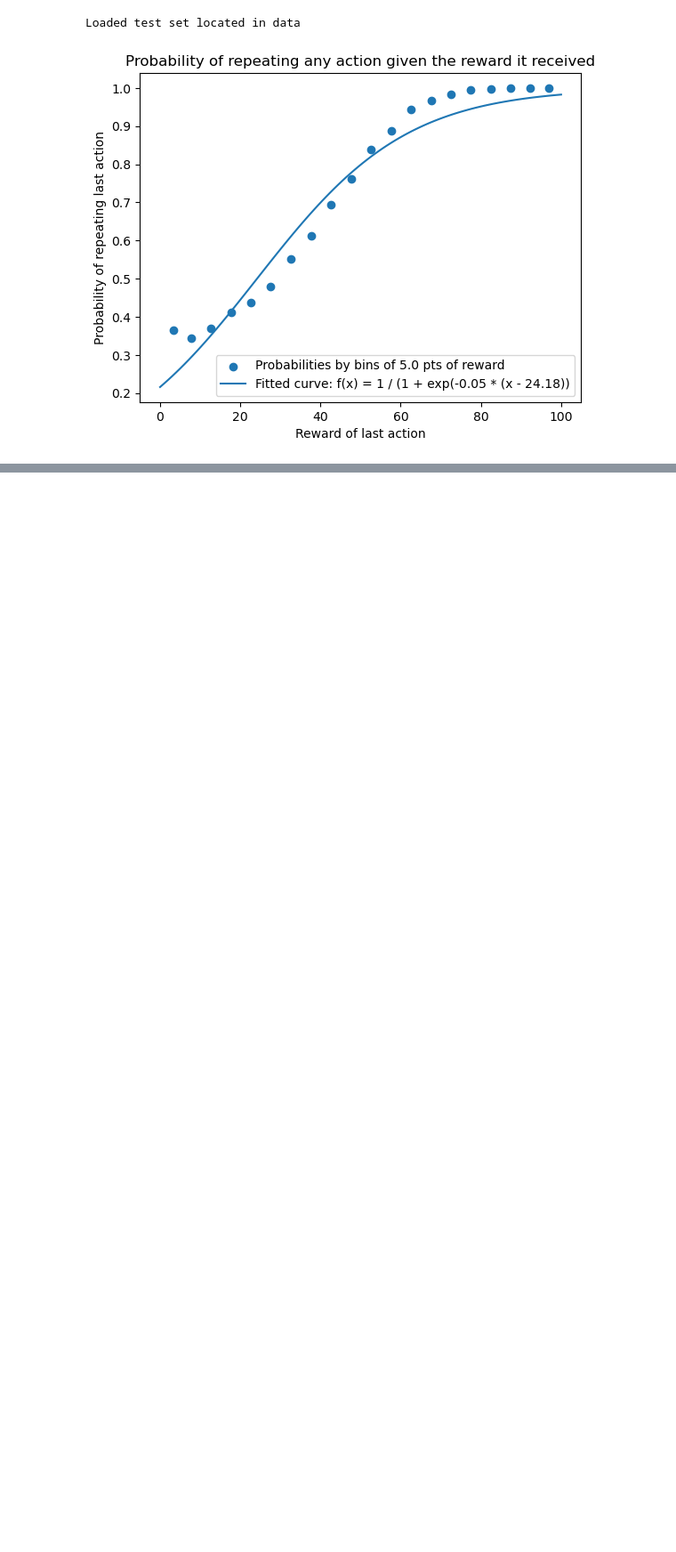
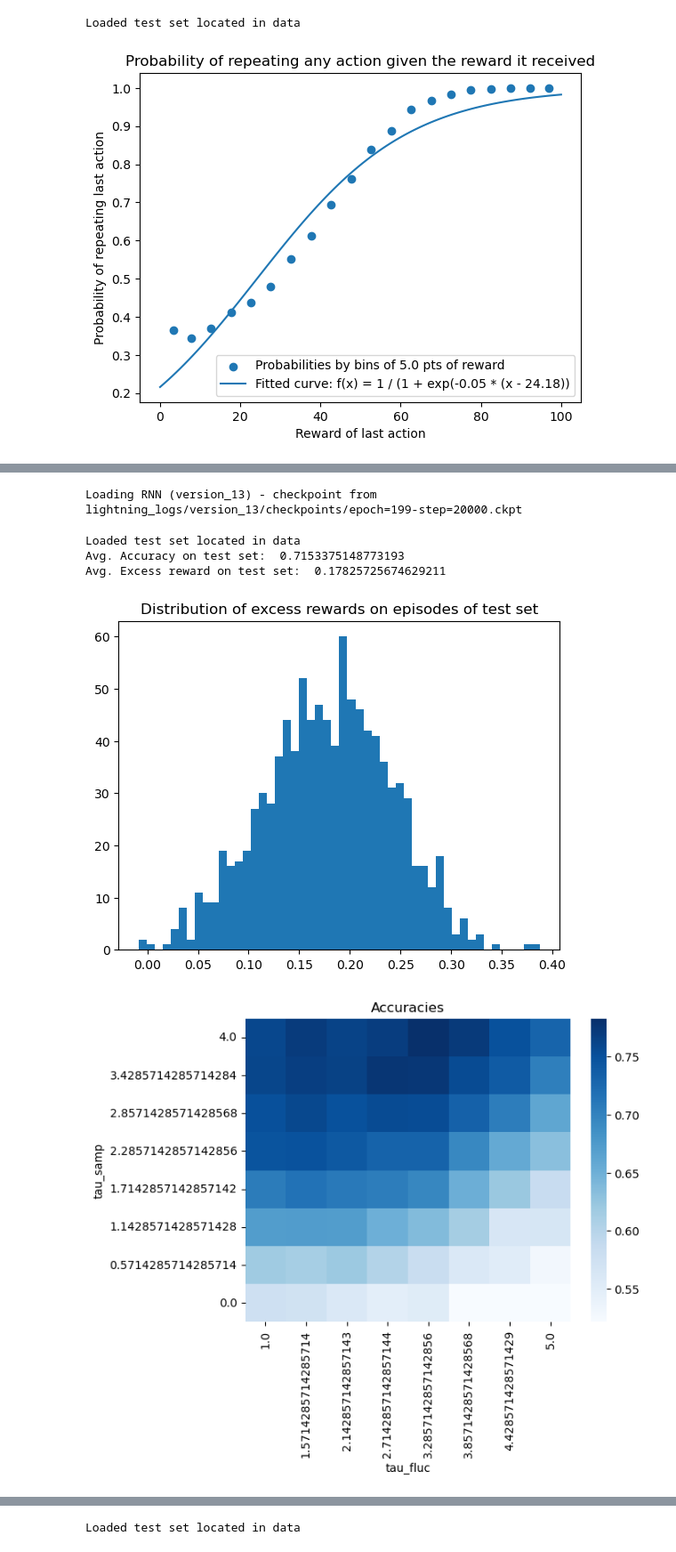
Before and after one commit to atrudel/social_bandit, a Jupyter notebook: visualization.ipynb, the cells around one changed output, grey strips where cells are left out. Shown: that part at 89% size. Saved outputs shown, nothing was run; the diff lists cells and outputs as text; code cells hidden in the pictures; blank space fills up the shorter version.

```diff
--- a/visualization.ipynb
+++ b/visualization.ipynb
@@ -42,0 +45,12 @@ Loaded test set located in data
+# %%
+model = RNN.load('version_13')
+# %% [output]
+Loading RNN (version_13) - checkpoint from lightning_logs/version_13/checkpoints/epoch=199-step=20000.ckpt
+# %%
+evaluate(model, seed=42)
+# %% [output]
+Loaded test set located in data
+Avg. Accuracy on test set:  0.7153375148773193
+Avg. Excess reward on test set:  0.17825725674629211
+[figure, added]
+[figure, added]
@@ -42,0 +58 @@ Loaded test set located in data
+Loaded test set located in data
```
Also changed, not shown: parts of 2 cells of this notebook, 1 other file.
